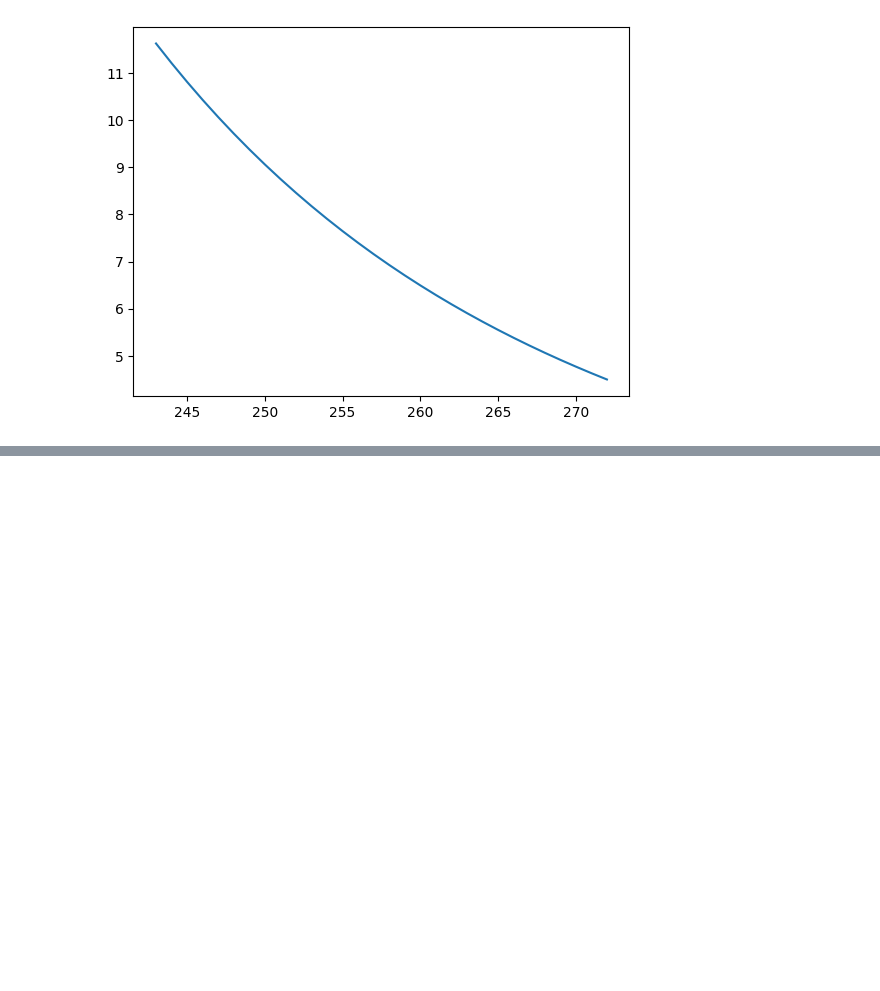
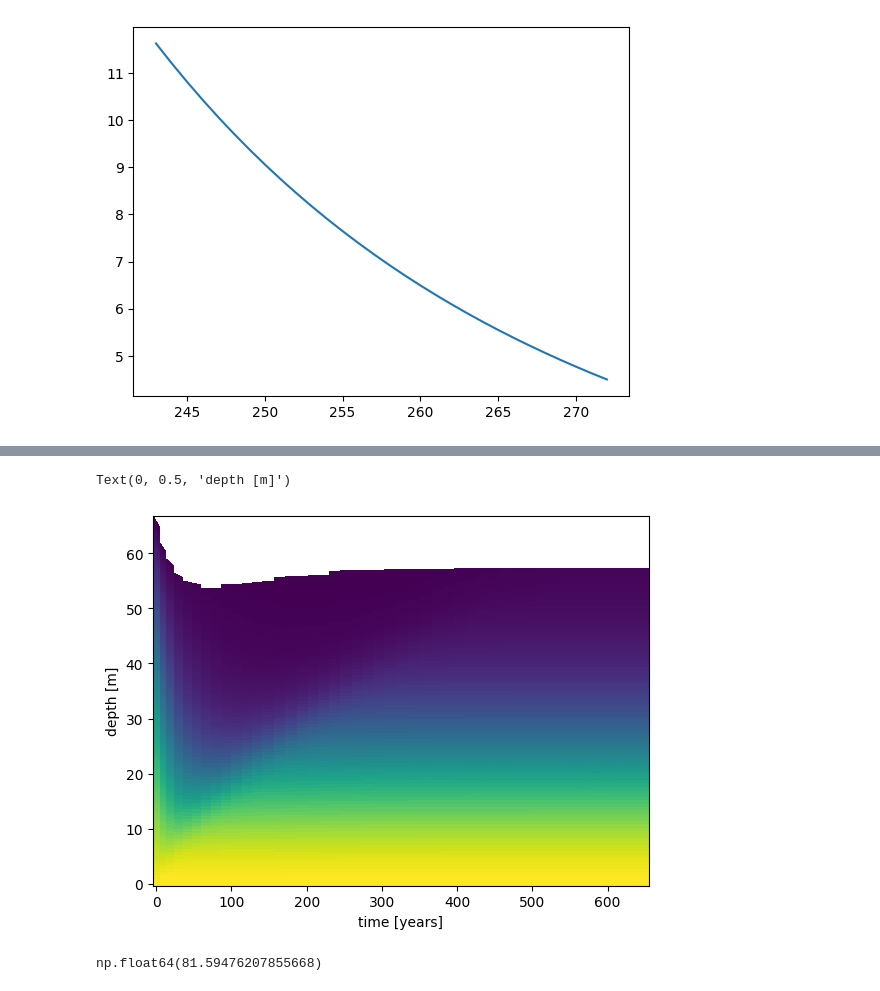
Before and after one commit to ldeo-glaciology/firn_transient, a Jupyter notebook: notebooks/new_scaling.ipynb, the cells around one changed output, grey strips where cells are left out. Cells and saved outputs as stored; diff of their text form; code cells hidden in the pictures; blank space fills up the shorter version.

```diff
--- a/notebooks/new_scaling.ipynb
+++ b/notebooks/new_scaling.ipynb
@@ -44,0 +49,3 @@ FirnModel().setup(Z=10).run().phi.plot()
+# %%
+R = FirnModel().setup(simDuration=8,Z=8, interp_on_reg_z=True).run()
+R.phi_r.hvplot.line(x='z_r')
@@ -44,0 +60,11 @@ FirnModel().setup(Z=10).run().phi.plot()
+# %%
+plt.pcolormesh(R.t*R.t.attrs['scale']/(60*60*24*365), R.z.attrs['scale']*R.z.values, R.phi_r.values)
+plt.xlabel(f"time [years]")
+plt.ylabel(f"depth [m]")
+# %% [output]
+Text(0, 0.5, 'depth [m]')
+[figure, added]
+# %%
+R.t.attrs['scale']/(60*60*24*365)
+# %% [output]
+np.float64(81.59476207855668)
```
Also changed, not shown: parts of 3 cells of this notebook, 1 other file.
